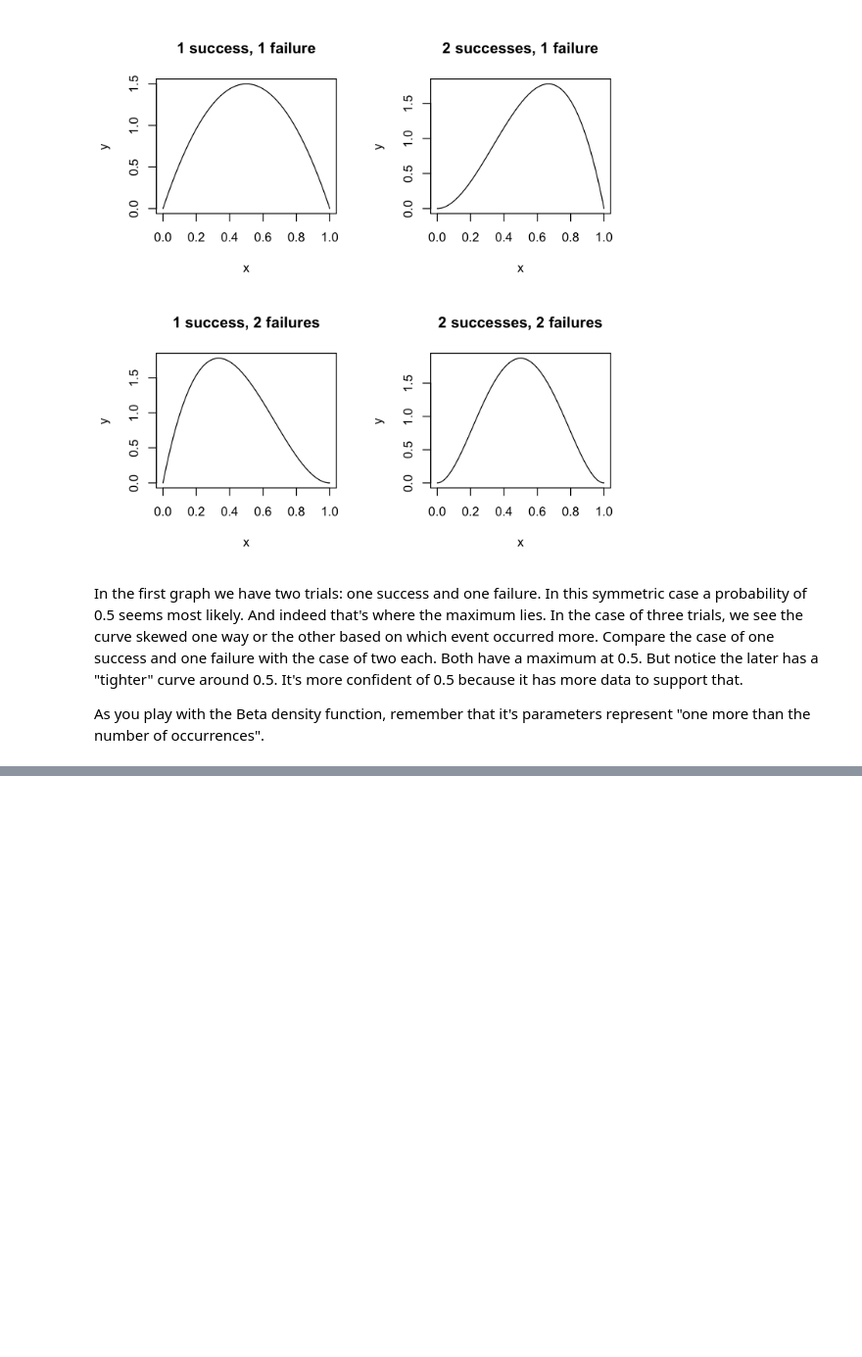
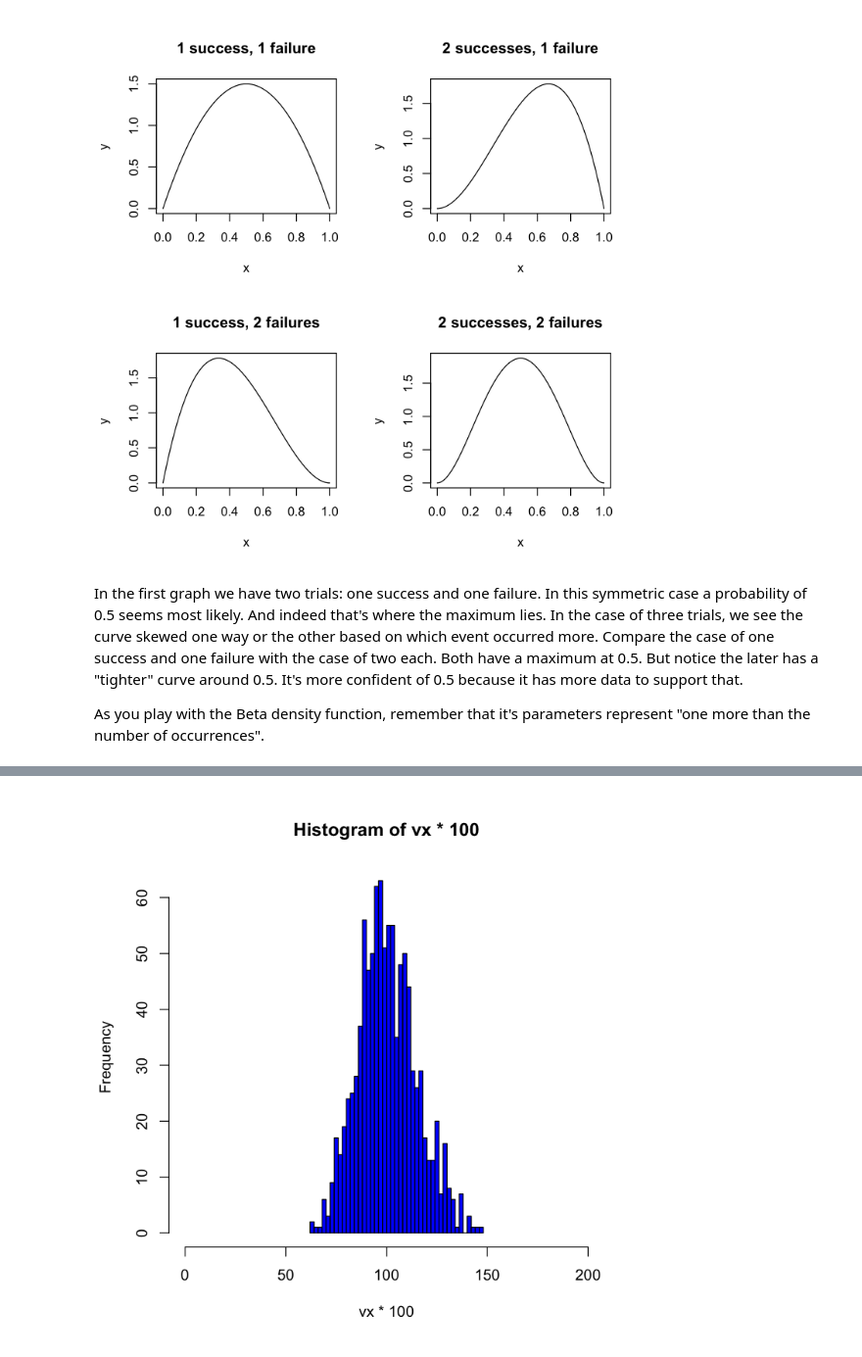
Before and after one commit to ocrug/warm-ups, a Jupyter notebook: distributions/distributions.ipynb, the cells around one changed output, grey strips where cells are left out. Shown: that part at 98% size. Saved outputs shown, nothing was run; the diff lists cells and outputs as text; code cells hidden in the pictures; blank space fills up the shorter version.

```diff
--- a/distributions/distributions.ipynb
+++ b/distributions/distributions.ipynb
@@ -549,0 +636,3 @@ parameters represent "one more than the number of occurrences".
+# %%
+x <- matrix(rnorm(101000), ncol=101)
+dim(x)
@@ -549,0 +644,3 @@ parameters represent "one more than the number of occurrences".
+# %%
+vx <- apply(x, 1, var)
+length(vx)
@@ -549,0 +664,4 @@ parameters represent "one more than the number of occurrences".
+# %%
+hist(vx*100, breaks=50, xlim=c(0,200), col='blue')
+# %% [output]
+[figure, added]
```
Also changed, not shown: parts of 26 cells of this notebook, 1 other file.
